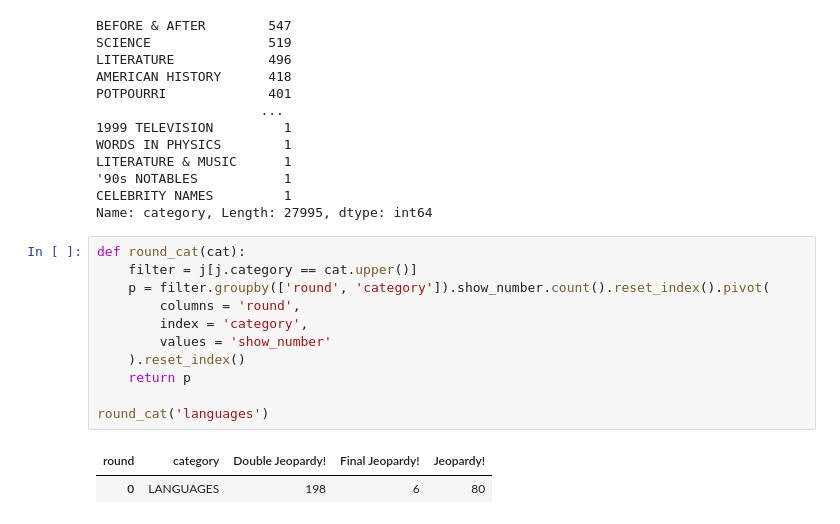
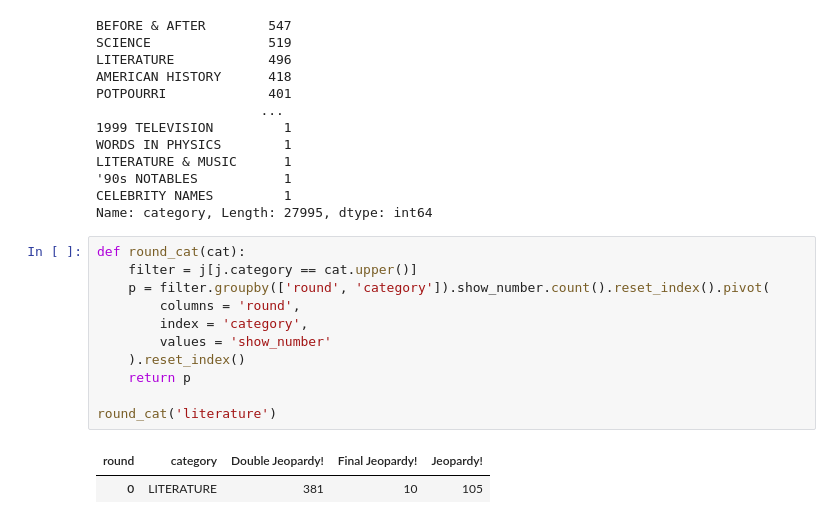
Before and after one commit to clcs39/CodecademyProjects, a Jupyter notebook: This is Jeopardy.ipynb, the cells around one changed output. Cells and saved outputs as stored; diff of their text form.

Commit message:
updated round_cat function input to 'literature'

```diff
--- a/This is Jeopardy.ipynb
+++ b/This is Jeopardy.ipynb
@@ -260,14 +260,14 @@ Name: category, Length: 27995, dtype: int64
 # %%
 def round_cat(cat):
     filter = j[j.category == cat.upper()]
     p = filter.groupby(['round', 'category']).show_number.count().reset_index().pivot(
         columns = 'round',
         index = 'category',
         values = 'show_number'
     ).reset_index()
     return p
 
-round_cat('languages')
+round_cat('literature')
 # %% [output]
 | round | category | Double Jeopardy! | Final Jeopardy! | Jeopardy! |
-| 0 | LANGUAGES | 198 | 6 | 80 |
+| 0 | LITERATURE | 381 | 10 | 105 |
```
